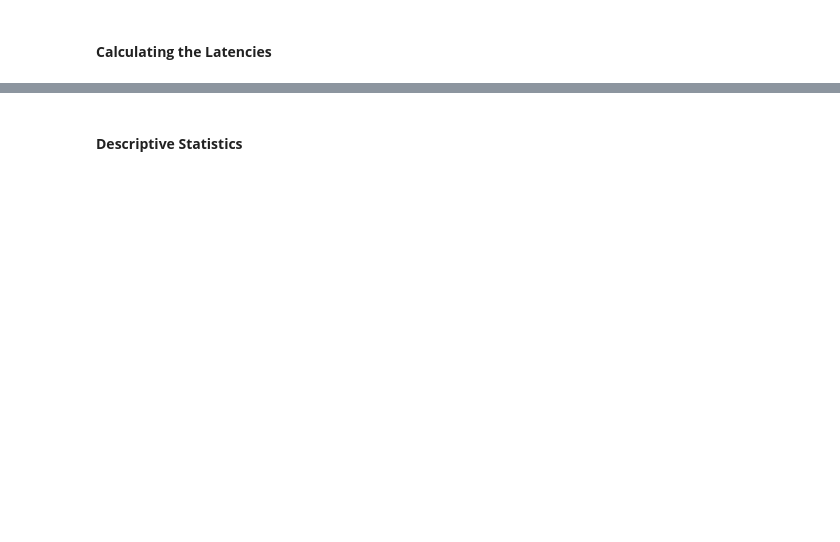
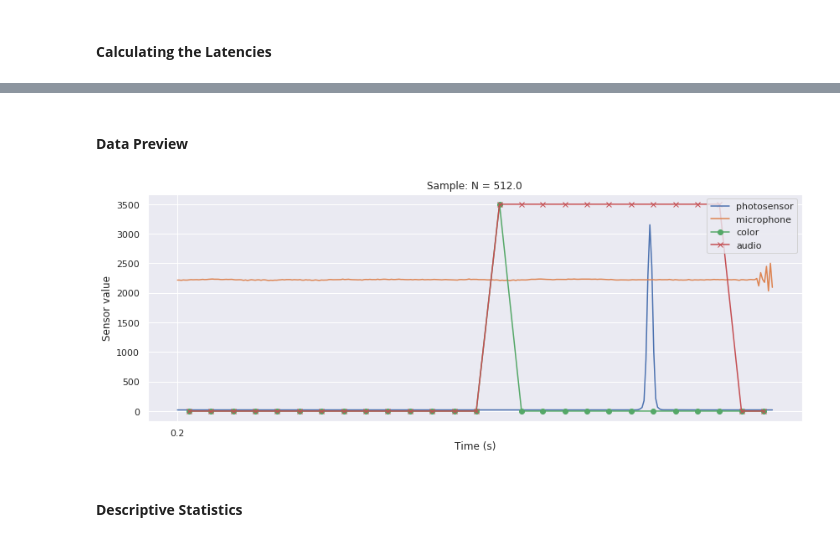
Before and after one commit to mvidaldp/lsl_latency_analysis, a Jupyter notebook: analysis.ipynb, the cells around one changed output, grey strips where cells are left out. Drawn from its saved outputs; the diff is of its cells as text; code cells hidden in the pictures; blank space fills up the shorter version.

```diff
--- a/analysis.ipynb
+++ b/analysis.ipynb
@@ -438,3 +449,48 @@ time_st = np.array(ua_time)[
+# %% [markdown]
+#### __Data Preview__
+# %%
+# interactive: widget, not interactive: inline
+%matplotlib inline
+sns.set(rc={"figure.figsize": (14, 5)})  # set figure size
+sns.set_style("darkgrid")  # set seaborn plotting style
+
+f_n = 0.2  # starting point (s)
+s_n = 0.5 # ending point (s)
+
+start_e = 1024 * f_n  # eeg sampling rate = 1024
+start_u = 90 * f_n  # unity sampling rate = 90
+
+five_sec = 1024 * s_n  # N of eeg in 5 s
+f_sec = 90 * s_n  # N of unity in 5 s
+u_height = 3500  # factor to improve unity (true/1) values visualization
+e_t = np.array(e_time)
+u_t = np.array(u_time)
+
+# select range of timestamps, diode and microphone values (eeg)
+e_time_selection = e_t[(e_t > f_n) & (e_t < s_n)]
+e_color_selection = e_color[(e_t > f_n) & (e_t < s_n)]
+e_audio_selection = e_audio[(e_t > f_n) & (e_t < s_n)]
+
+# select a range of timestamps, color and audio values (unity)
+u_time_selection = u_t[(u_t > f_n) & (u_t < s_n)]
+u_color_selection = u_color[(u_t > f_n) & (u_t < s_n)]
+u_audio_selection = u_audio[1][(u_t > f_n) & (u_t < s_n)]
+
+# plot the selected range to compare eeg vs unity values
+plt.plot(e_time_selection, e_color_selection * 0.05)
+plt.plot(e_time_selection, e_audio_selection)
+plt.plot(u_time_selection, u_color_selection * u_height, marker="o")
+plt.plot(u_time_selection, u_audio_selection * u_height, marker="x")
+
+plt.title(f"Sample: N = {five_sec}")
+plt.ylabel("Sensor value")
+plt.xlabel("Time (s)")
+plt.xticks(np.arange(f_n, s_n, step=0.5))
+labels = ["photosensor", "microphone", "color", "audio"]
+plt.legend(labels, loc="upper right")  # set the legend
+plt.show()
+# %% [output]
+[figure, added]
 # %% [markdown]
 #### __Descriptive Statistics__
 # %%
```
Also changed, not shown: parts of 14 cells of this notebook.
